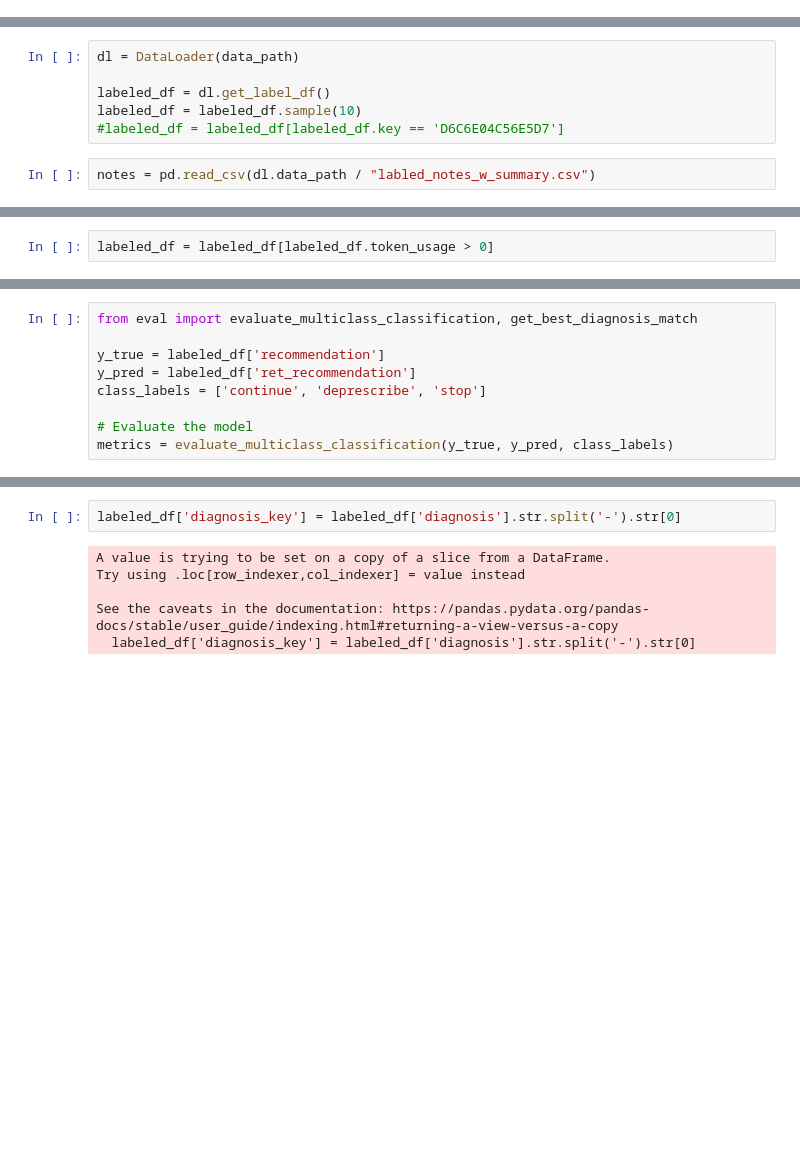
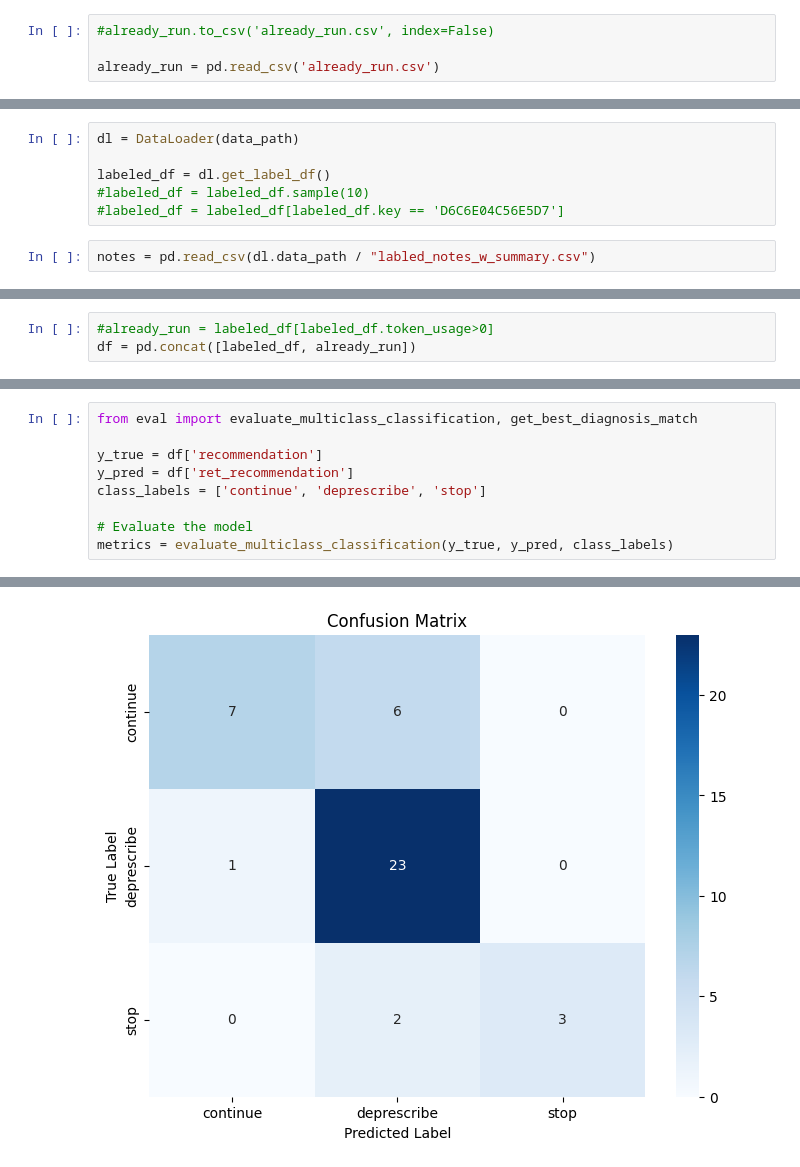
Before and after one commit to Beenjamming/DataSci210_MedicationDeprescriber, a Jupyter notebook: src/poc_eval.ipynb, the cells around one changed output, grey strips where cells are left out. Saved outputs shown, nothing was run; the diff lists cells and outputs as text; blank space fills up the shorter version.

```diff
--- a/src/poc_eval.ipynb
+++ b/src/poc_eval.ipynb
@@ -13,3 +13,7 @@ load_dotenv()
 groq_key = os.environ['groqkey']
 
 data_path = Path(os.environ['data_path'])
+# %%
+#already_run.to_csv('already_run.csv', index=False)
+
+already_run = pd.read_csv('already_run.csv')
@@ -17,7 +29,7 @@ data_path = Path(os.environ['data_path'])
 dl = DataLoader(data_path)
 
 labeled_df = dl.get_label_df()
-labeled_df = labeled_df.sample(10)
+#labeled_df = labeled_df.sample(10)
 #labeled_df = labeled_df[labeled_df.key == 'D6C6E04C56E5D7']
 # %%
 notes = pd.read_csv(dl.data_path / "labled_notes_w_summary.csv")
@@ -39,2 +67,3 @@ DF66490AD8A6B6
 # %%
-labeled_df = labeled_df[labeled_df.token_usage > 0]
+#already_run = labeled_df[labeled_df.token_usage>0]
+df = pd.concat([labeled_df, already_run])
@@ -41,8 +92,8 @@ labeled_df = labeled_df[labeled_df.token_usage > 0]
 # %%
 from eval import evaluate_multiclass_classification, get_best_diagnosis_match
 
-y_true = labeled_df['recommendation']
-y_pred = labeled_df['ret_recommendation']
+y_true = df['recommendation']
+y_pred = df['ret_recommendation']
 class_labels = ['continue', 'deprescribe', 'stop']
 
 # Evaluate the model
@@ -52,8 +117 @@ ValueError: Number of classes, 1, does not match size of target_names, 3. Try sp
+[figure, added]
-# %%
-labeled_df['diagnosis_key'] = labeled_df['diagnosis'].str.split('-').str[0]
-# %% [output]
-A value is trying to be set on a copy of a slice from a DataFrame.
-Try using .loc[row_indexer,col_indexer] = value instead
-
-See the caveats in the documentation: https://pandas.pydata.org/pandas-docs/stable/user_guide/indexing.html#returning-a-view-versus-a-copy
-  labeled_df['diagnosis_key'] = labeled_df['diagnosis'].str.split('-').str[0]
```
Also changed, not shown: parts of 13 cells of this notebook, 2 other files.
